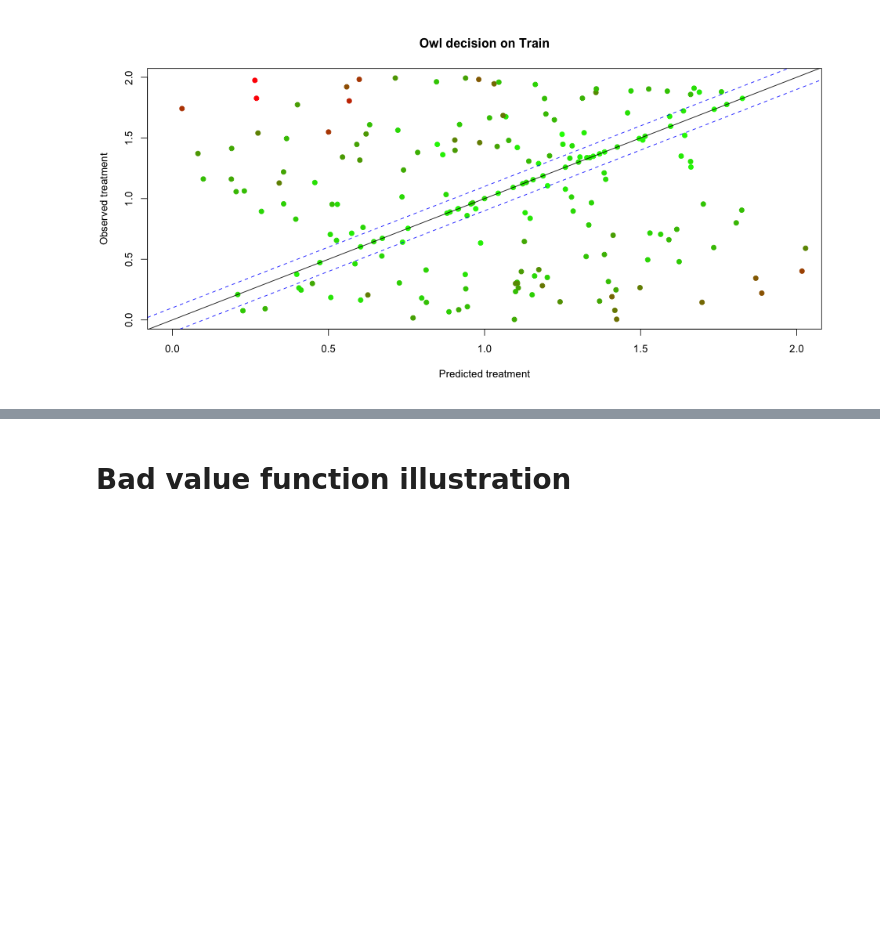
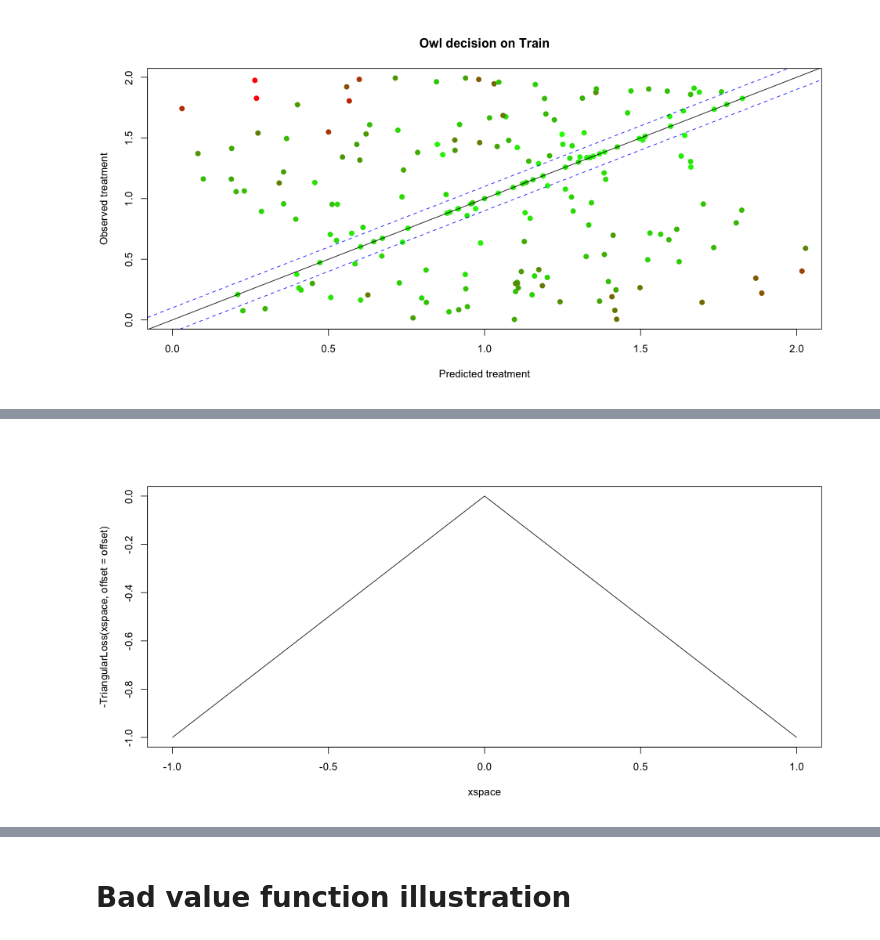
Before and after one commit to bestxolodec/DTR, a Jupyter notebook: notebooks/DifferentKernelOptimization.ipynb, the cells around one changed output, grey strips where cells are left out. Saved outputs shown, nothing was run; the diff lists cells and outputs as text; code cells hidden in the pictures; blank space fills up the shorter version.

```diff
--- a/notebooks/DifferentKernelOptimization.ipynb
+++ b/notebooks/DifferentKernelOptimization.ipynb
@@ -289,0 +397,4 @@ PlotDecsionsVersusObserved(train, PolicyFunLinearKernel, opt.decision, offset =
+# %%
+plot(xspace, - TriangularLoss(xspace, offset=offset), type="l")
+# %% [output]
+[figure, added]
```
Also changed, not shown: parts of 23 cells of this notebook, 2 other files.
